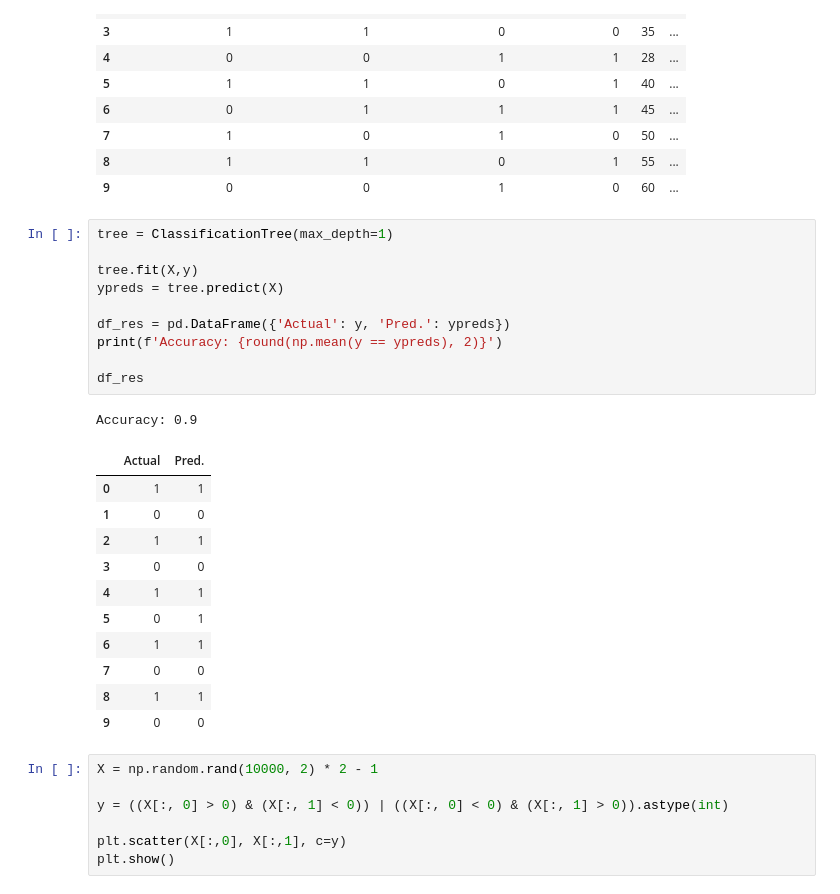
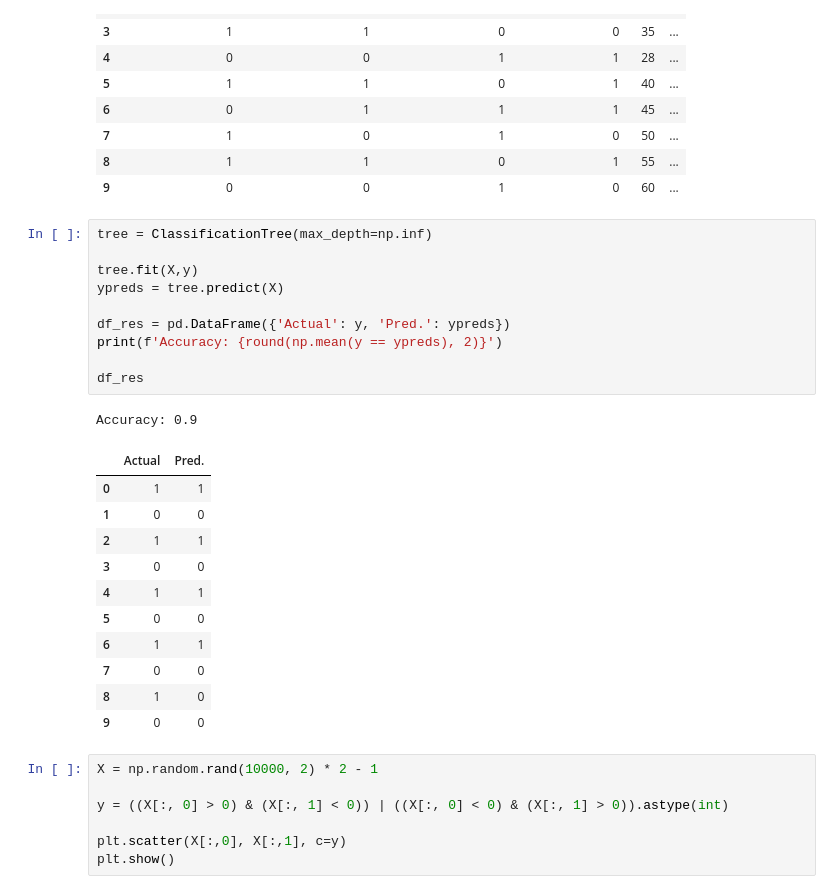
Before and after one commit to andrewmalley725/ml-from-scratch, a Jupyter notebook: Tree Models/classification_tree.ipynb, the cells around one changed output. Saved outputs shown, nothing was run; the diff lists cells and outputs as text.

```diff
--- a/CART/classification_tree.ipynb
+++ b/Tree Models/classification_tree.ipynb
@@ -33,27 +33,27 @@ df
 | 8 | 1 | 1 | 0 | 1 | 55 | ... |
 | 9 | 0 | 0 | 1 | 0 | 60 | ... |
 # %%
-tree = ClassificationTree(max_depth=1)
+tree = ClassificationTree(max_depth=np.inf)
 
 tree.fit(X,y)
 ypreds = tree.predict(X)
 
 df_res = pd.DataFrame({'Actual': y, 'Pred.': ypreds})
 print(f'Accuracy: {round(np.mean(y == ypreds), 2)}')
 
 df_res
 # %% [output]
 Accuracy: 0.9
 |  | Actual | Pred. |
 | 0 | 1 | 1 |
 | 1 | 0 | 0 |
 | 2 | 1 | 1 |
 | 3 | 0 | 0 |
 | 4 | 1 | 1 |
-| 5 | 0 | 1 |
+| 5 | 0 | 0 |
 | 6 | 1 | 1 |
 | 7 | 0 | 0 |
-| 8 | 1 | 1 |
+| 8 | 1 | 0 |
 | 9 | 0 | 0 |
 # %%
 X = np.random.rand(10000, 2) * 2 - 1
```
Also changed, not shown: 7 other files.
